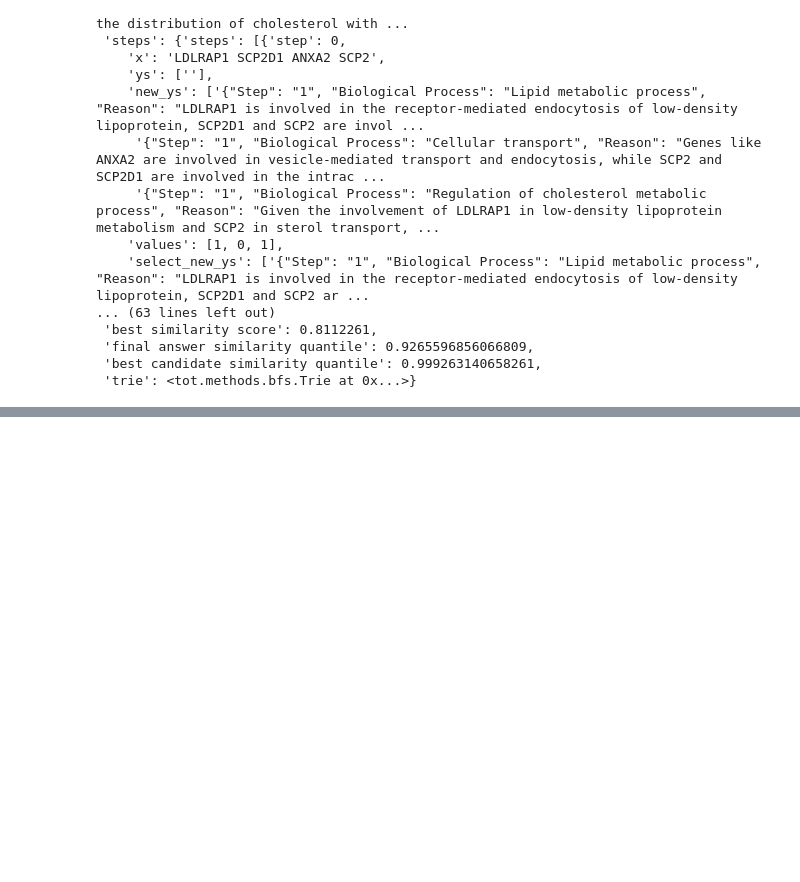
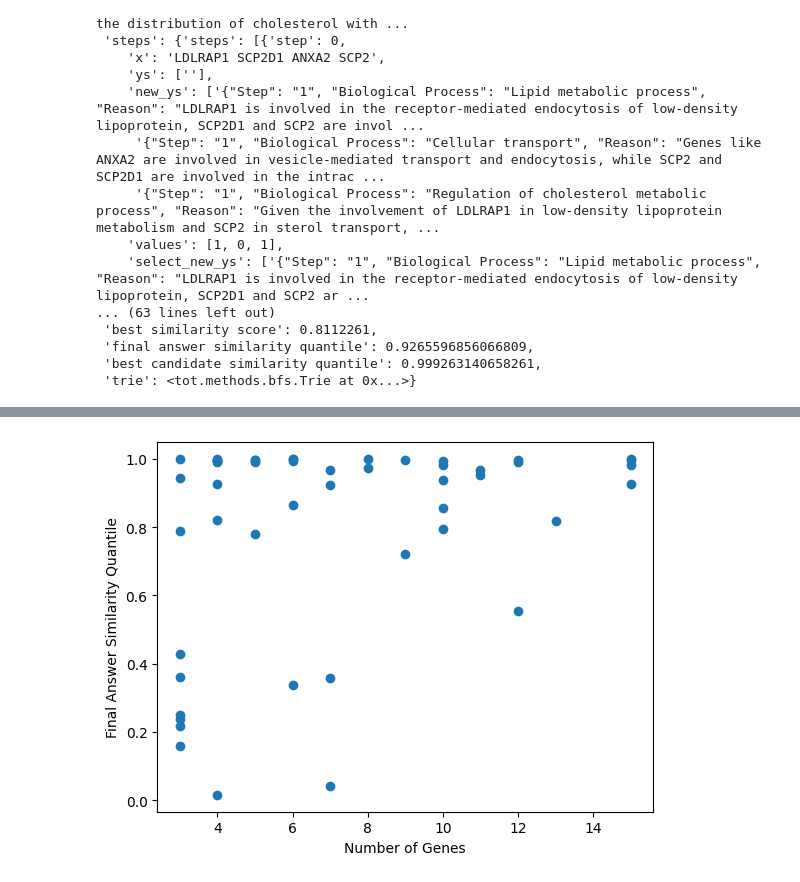
Before and after one commit to xocelyk/tot-gene-sets, a Jupyter notebook: start.ipynb, the cells around one changed output, grey strips where cells are left out. Cells and saved outputs as stored; diff of their text form; code cells hidden in the pictures; blank space fills up the shorter version.

```diff
--- a/start.ipynb
+++ b/start.ipynb
@@ -389,0 +675,10 @@ IndexError: list index out of range
+# %%
+# similarity quantile by number of genes
+final_ans_quantile = []
+num_genes = []
+best_ans_quantile = []
+for idx, example_dic in tot_data_by_layer.items():
+    # print(idx)
+    best_ans_quantile .append(tot_data[idx]['best candidate similarity quantile'])
+    final_ans_quantile.append(tot_data[idx]['final answer similarity quantile'])
+    num_genes.append(example_dic['num_genes'])
@@ -389,0 +689,9 @@ IndexError: list index out of range
+# %%
+# plot final answer quantile by number of genes
+import matplotlib.pyplot as plt
+plt.scatter(num_genes, final_ans_quantile)
+plt.xlabel('Number of Genes')
+plt.ylabel('Final Answer Similarity Quantile')
+plt.show()
+# %% [output]
+[figure, added]
```
Also changed, not shown: parts of 32 cells of this notebook.
